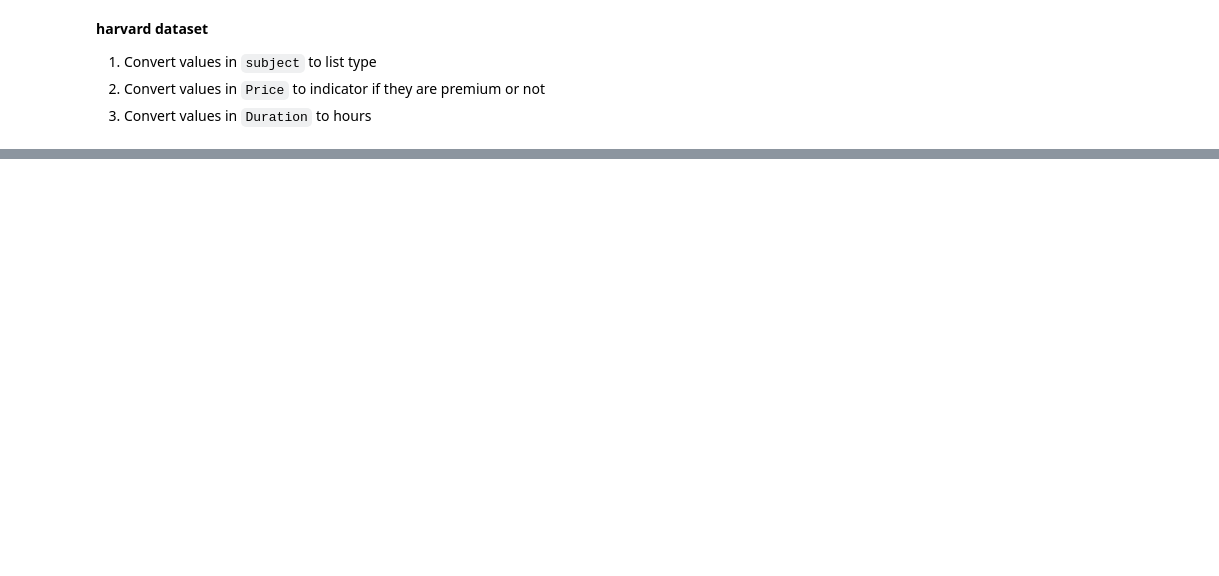
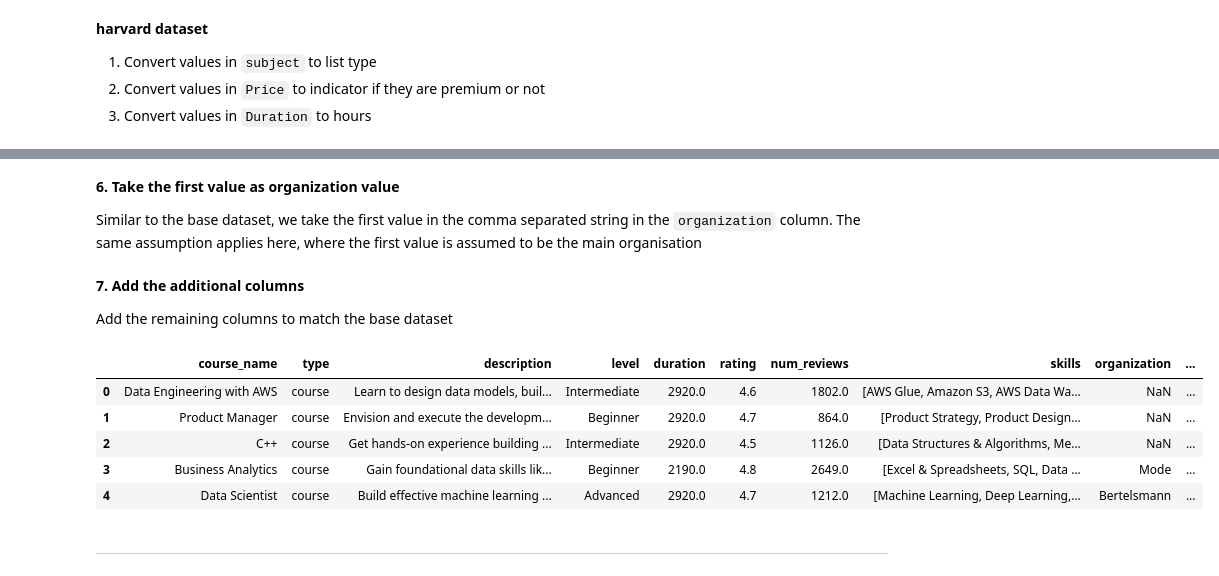
Before and after one commit to minimartzz/online-learning-so-mooc, a Jupyter notebook: mooc_data_prorcessing.ipynb, the cells around one changed output, grey strips where cells are left out. Cells and saved outputs as stored; diff of their text form; code cells hidden in the pictures; blank space fills up the shorter version.

```diff
--- a/mooc_data_prorcessing.ipynb
+++ b/mooc_data_prorcessing.ipynb
@@ -346,0 +475,18 @@ hv.head()
+# %%
+# Convert duration to hours
+def udacity_duration(val: str) -> float:
+  try:
+    extracted_number = [int(num) for num in re.findall(r'\d+', val)]
+  except Exception:
+    return val
+
+  if 'Hour' in val:
+    return extracted_number[0]
+  elif 'Day' in val or 'Days' in val:
+    return round(extracted_number[0] * 24, 2)
+  elif 'Week' in val or 'Weeks' in val:
+    return round(extracted_number[0] * 168, 2)
+  else:
+    return round(extracted_number[0] * 730, 2)
+
+udacity['duration'] = udacity['duration'].apply(udacity_duration)
@@ -346,0 +497,30 @@ hv.head()
+# %%
+# Convert skills to list
+udacity['skills'] = udacity['skills'].str.split(',')
+# %% [markdown]
+__6. Take the first value as organization value__
+
+Similar to the base dataset, we take the first value in the comma separated string in the `organization` column. The same assumption applies here, where the first value is assumed to be the main organisation
+# %%
+# Take first item in list as the organisation
+temp = udacity['organization'].str.split(',')
+udacity['organization'] = temp.apply(lambda x: x[0] if type(x) == list else x)
+# %% [markdown]
+__7. Add the additional columns__
+
+Add the remaining columns to match the base dataset
+# %%
+# Add additional columns
+udacity['provider'] = "udacity"
+udacity['language'] = udacity['description'].apply(lambda x: detect(x) if type(x) == str else x)
+# %%
+udacity.head()
+# %% [output]
+|  | course_name | type | description | level | duration | rating | num_reviews | skills | organization | ... |
+| 0 | Data Engineering with AWS | course | Learn to design data models, buil... | Intermediate | 2920.0 | 4.6 | 1802.0 | [AWS Glue, Amazon S3, AWS Data Wa... | NaN | ... |
+| 1 | Product Manager | course | Envision and execute the developm... | Beginner | 2920.0 | 4.7 | 864.0 | [Product Strategy, Product Design... | NaN | ... |
+| 2 | C++ | course | Get hands-on experience building ... | Intermediate | 2920.0 | 4.5 | 1126.0 | [Data Structures & Algorithms, Me... | NaN | ... |
+| 3 | Business Analytics | course | Gain foundational data skills lik... | Beginner | 2190.0 | 4.8 | 2649.0 | [Excel & Spreadsheets, SQL, Data ... | Mode | ... |
+| 4 | Data Scientist | course | Build effective machine learning ... | Advanced | 2920.0 | 4.7 | 1212.0 | [Machine Learning, Deep Learning,... | Bertelsmann | ... |
+# %% [markdown]
+---
```
Also changed, not shown: parts of 35 cells of this notebook.
